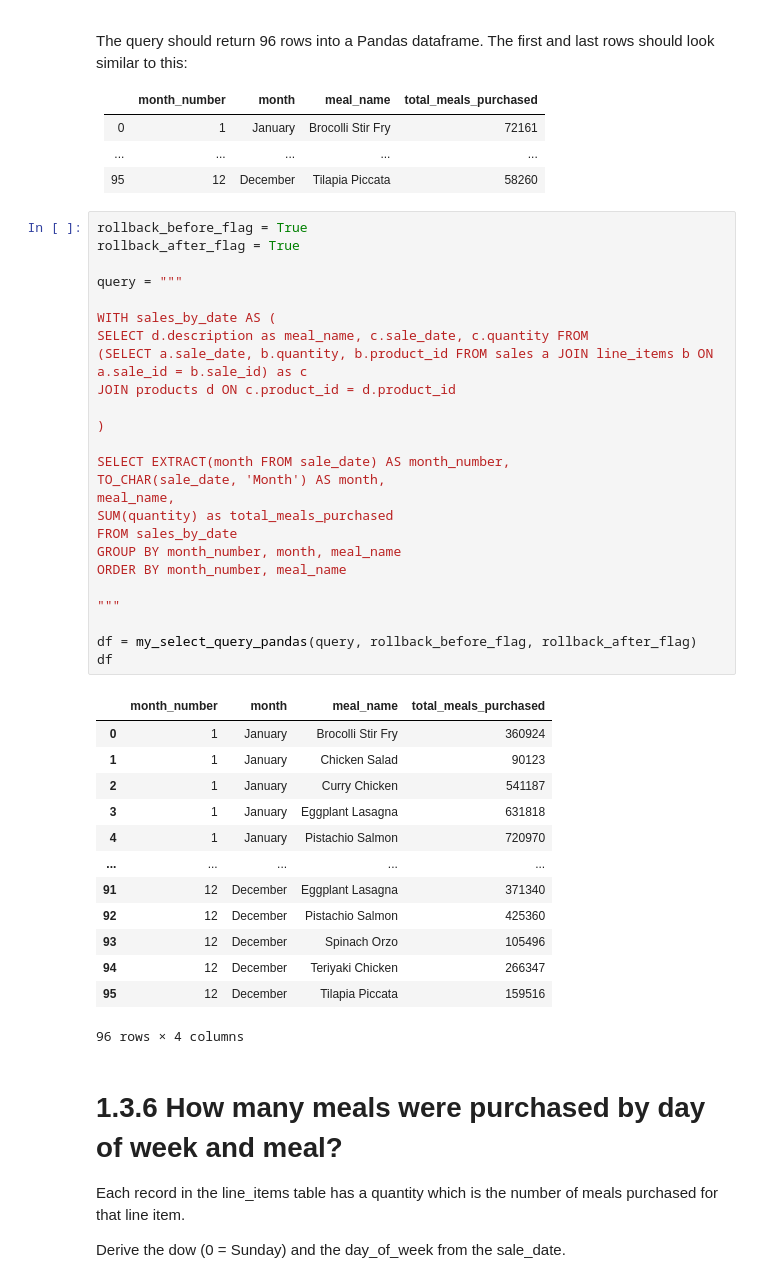
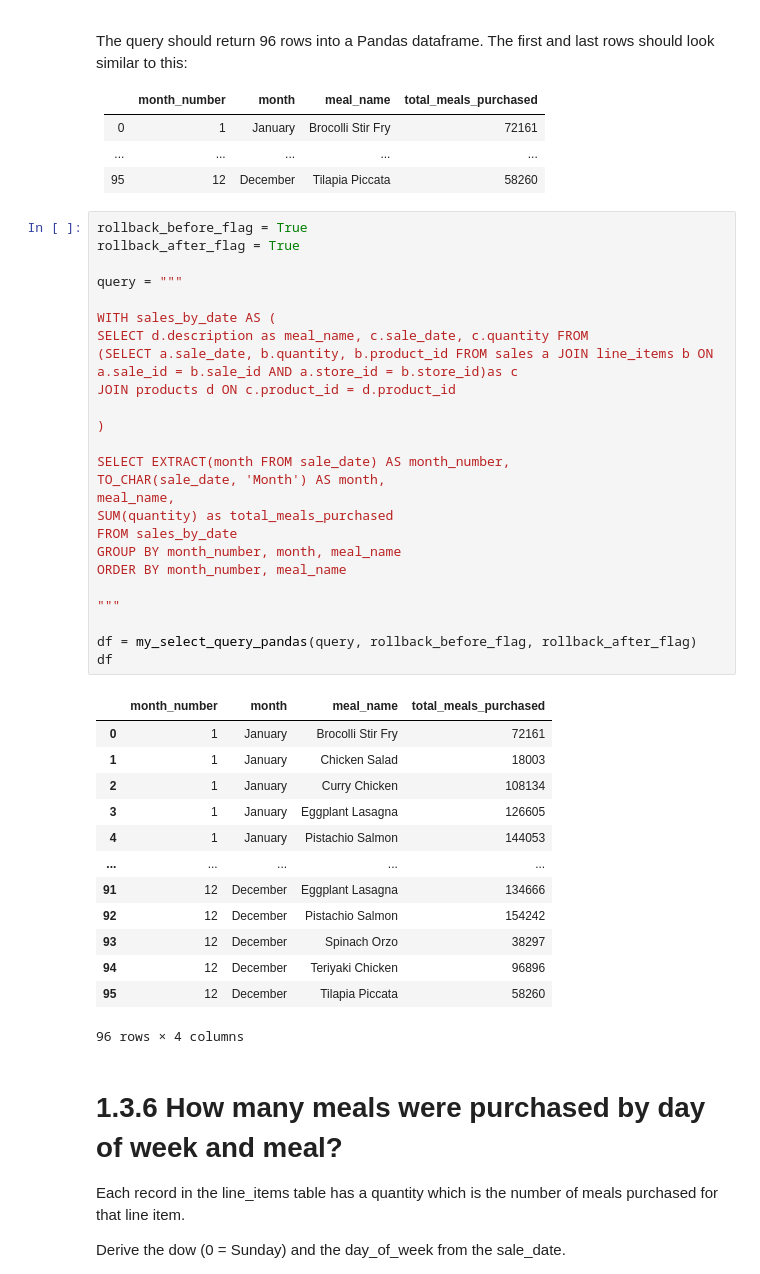
Before and after one commit to mids-w205/project-1-henrydinhucb, a Jupyter notebook: project_1_3.ipynb, the cells around one changed output. Cells and saved outputs as stored; diff of their text form.

```diff
--- a/project_1_3.ipynb
+++ b/project_1_3.ipynb
@@ -306,41 +306,41 @@ The query should return 96 rows into a Pandas dataframe. The first and last rows
 # %%
 rollback_before_flag = True
 rollback_after_flag = True
 
 query = """
 
 WITH sales_by_date AS (
 SELECT d.description as meal_name, c.sale_date, c.quantity FROM
-(SELECT a.sale_date, b.quantity, b.product_id FROM sales a JOIN line_items b ON a.sale_id = b.sale_id) as c
+(SELECT a.sale_date, b.quantity, b.product_id FROM sales a JOIN line_items b ON a.sale_id = b.sale_id AND a.store_id = b.store_id)as c
 JOIN products d ON c.product_id = d.product_id
 
 )
 
 SELECT EXTRACT(month FROM sale_date) AS month_number,
 TO_CHAR(sale_date, 'Month') AS month,
 meal_name,
 SUM(quantity) as total_meals_purchased
 FROM sales_by_date
 GROUP BY month_number, month, meal_name
 ORDER BY month_number, meal_name
 
 """
 
 df = my_select_query_pandas(query, rollback_before_flag, rollback_after_flag)
 df
 # %% [output]
 |  | month_number | month | meal_name | total_meals_purchased |
-| 0 | 1 | January | Brocolli Stir Fry | 360924 |
-| 1 | 1 | January | Chicken Salad | 90123 |
-| 2 | 1 | January | Curry Chicken | 541187 |
-| 3 | 1 | January | Eggplant Lasagna | 631818 |
-| 4 | 1 | January | Pistachio Salmon | 720970 |
+| 0 | 1 | January | Brocolli Stir Fry | 72161 |
+| 1 | 1 | January | Chicken Salad | 18003 |
+| 2 | 1 | January | Curry Chicken | 108134 |
+| 3 | 1 | January | Eggplant Lasagna | 126605 |
+| 4 | 1 | January | Pistachio Salmon | 144053 |
 | ... | ... | ... | ... | ... |
-| 91 | 12 | December | Eggplant Lasagna | 371340 |
-| 92 | 12 | December | Pistachio Salmon | 425360 |
-| 93 | 12 | December | Spinach Orzo | 105496 |
-| 94 | 12 | December | Teriyaki Chicken | 266347 |
-| 95 | 12 | December | Tilapia Piccata | 159516 |
+| 91 | 12 | December | Eggplant Lasagna | 134666 |
+| 92 | 12 | December | Pistachio Salmon | 154242 |
+| 93 | 12 | December | Spinach Orzo | 38297 |
+| 94 | 12 | December | Teriyaki Chicken | 96896 |
+| 95 | 12 | December | Tilapia Piccata | 58260 |
 96 rows × 4 columns
 # %% [markdown]
 # 1.3.6 How many meals were purchased by day of week and meal?
```
Also changed, not shown: parts of 2 cells of this notebook.
